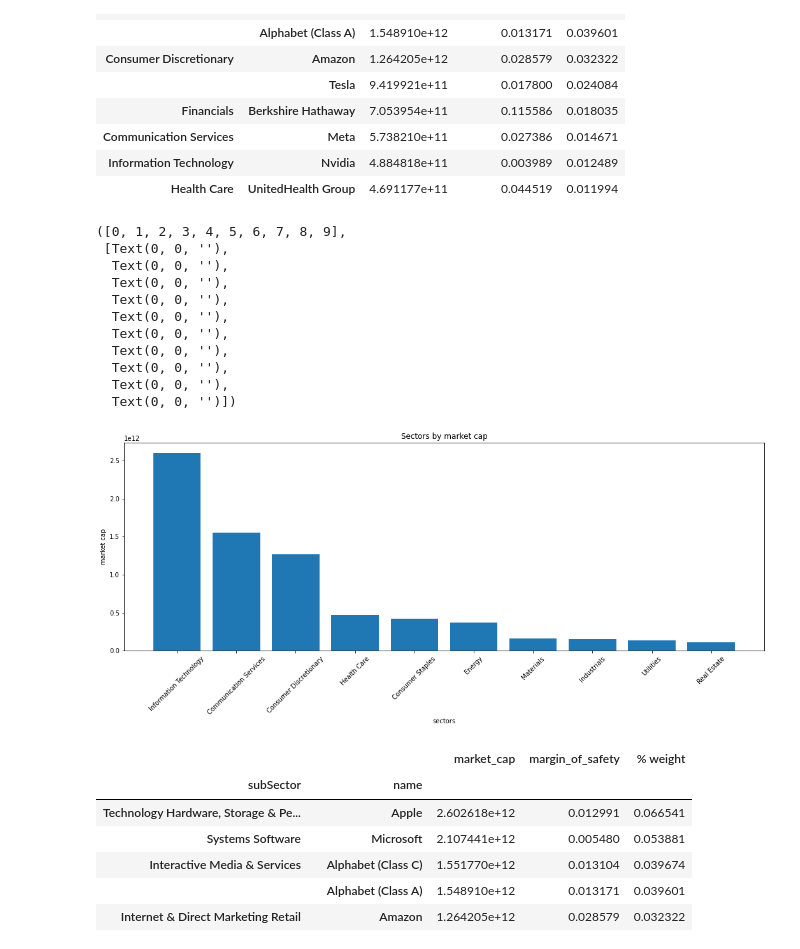
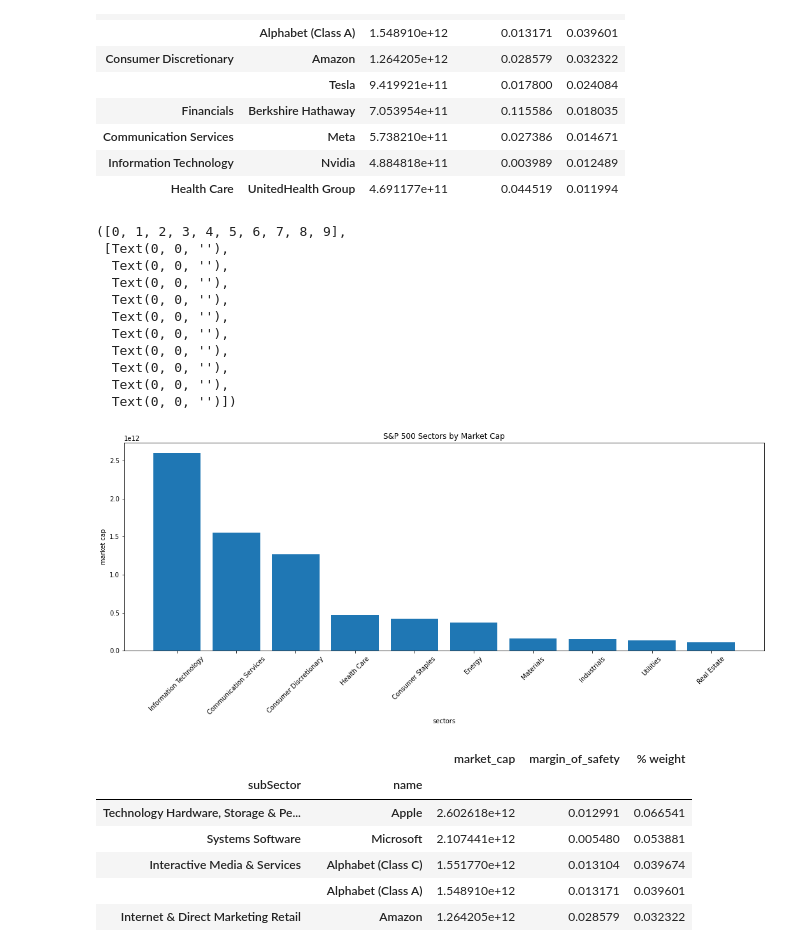
Before and after one commit to dbogatic/market_valuation, a Jupyter notebook: sp_index.ipynb, the cells around one changed output. Drawn from its saved outputs; the diff is of its cells as text; code cells hidden in the pictures.

Commit message:
edit sectors graph

```diff
--- a/sp_index.ipynb
+++ b/sp_index.ipynb
@@ -131,23 +131,23 @@ sp_index_combined.groupby(by=['sector','name']).sum().sort_values(by='market_cap
 # %%
 plt.bar(sp_index_combined['sector'], sp_index_combined['market_cap'])
 plt.rcParams["figure.figsize"] = [18, 6]
-plt.title('Sectors by market cap')
+plt.title('S&P 500 Sectors by Market Cap')
 plt.ylabel('market cap')
 plt.xlabel('sectors')
 plt.xticks(rotation = 45)
 # %% [output]
 ([0, 1, 2, 3, 4, 5, 6, 7, 8, 9],
  [Text(0, 0, ''),
   Text(0, 0, ''),
   Text(0, 0, ''),
   Text(0, 0, ''),
   Text(0, 0, ''),
   Text(0, 0, ''),
   Text(0, 0, ''),
   Text(0, 0, ''),
   Text(0, 0, ''),
   Text(0, 0, '')])
-[figure, old version]
+[figure, new version]
 # %%
 # Sort by % weight and by sub-sector
 sp_index_combined.groupby(by=['subSector','name']).sum().sort_values(by='market_cap', ascending=False).drop(columns=['cik','stock_price','fmp_dcf_calc']).head(10)
```
